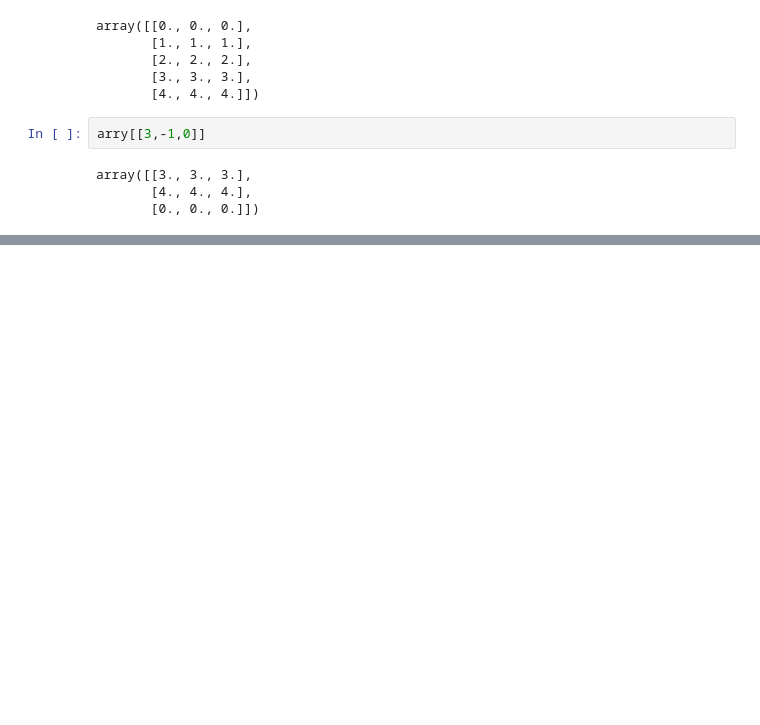
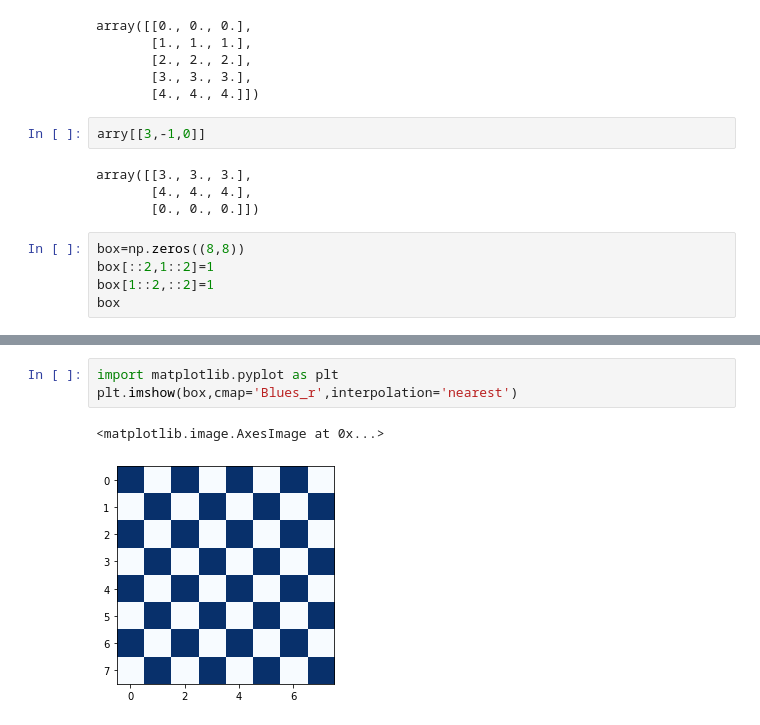
Before and after one commit to 1zulkifel/Data_science, a Jupyter notebook: numpy_basic_to_prof.ipynb, the cells around one changed output, grey strips where cells are left out. Saved outputs shown, nothing was run; the diff lists cells and outputs as text; blank space fills up the shorter version.

```diff
--- a/numpy_basic_to_prof.ipynb
+++ b/numpy_basic_to_prof.ipynb
@@ -667,3 +844,8 @@ arry[[3,-1,0]]
 array([[3., 3., 3.],
        [4., 4., 4.],
        [0., 0., 0.]])
+# %%
+box=np.zeros((8,8))
+box[::2,1::2]=1
+box[1::2,::2]=1
+box
@@ -669,0 +861,6 @@ array([[3., 3., 3.],
+# %%
+import matplotlib.pyplot as plt
+plt.imshow(box,cmap='Blues_r',interpolation='nearest')
+# %% [output]
+<matplotlib.image.AxesImage at 0x...>
+[figure, added]
```
Also changed, not shown: parts of 30 cells of this notebook, 4 other files.
